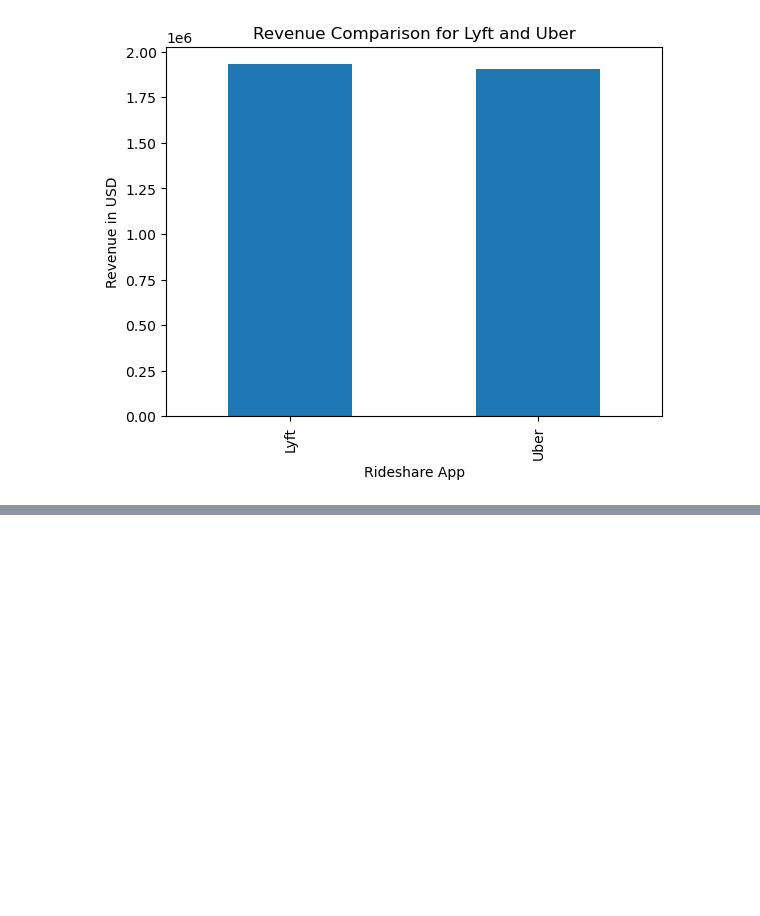
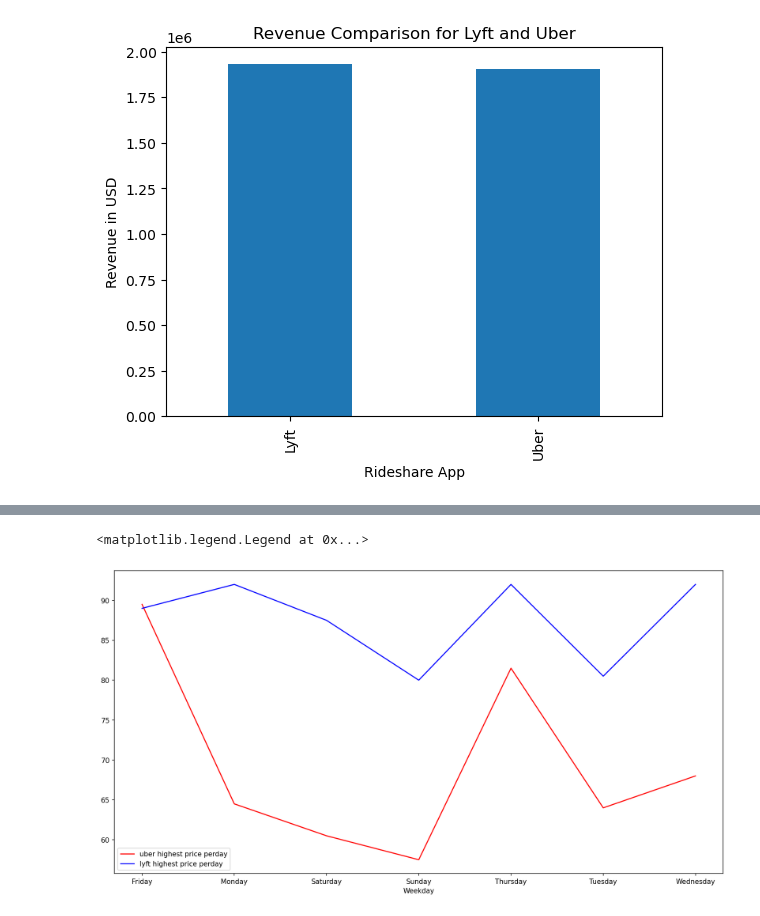
Before and after one commit to marnaji/Project-1, a Jupyter notebook: main.ipynb, the cells around one changed output, grey strips where cells are left out. Saved outputs shown, nothing was run; the diff lists cells and outputs as text; code cells hidden in the pictures; blank space fills up the shorter version.

```diff
--- a/main.ipynb
+++ b/main.ipynb
@@ -253,0 +288,5 @@ lyft_monthly_rev
+# %%
+# higehst pay of each day for uber
+uber_ridecounts=final_df[final_df["Rideshare_App"]=="Uber"]
+uber_highestday_price=uber_ridecounts.groupby(["Weekday"])["Price($)"].max()
+uber_highestday_price
@@ -253,0 +303,5 @@ lyft_monthly_rev
+# %%
+# higehst pay of each day for lyft
+lyft_ridecounts=final_df[final_df["Rideshare_App"]=="Lyft"]
+lyft_highestday_price=lyft_ridecounts.groupby(["Weekday"])["Price($)"].max()
+lyft_highestday_price
@@ -253,0 +318,9 @@ lyft_monthly_rev
+# %%
+#created the line chart to show the comparison
+plt.figure(figsize=(16, 8), dpi=150)
+uber_highestday_price.plot(color ="r", label ="uber highest price perday")
+lyft_highestday_price.plot(color ="b", label ="lyft highest price perday")
+plt.legend()
+# %% [output]
+<matplotlib.legend.Legend at 0x...>
+[figure, added]
```
Also changed, not shown: parts of 6 cells of this notebook, 1 other file.
